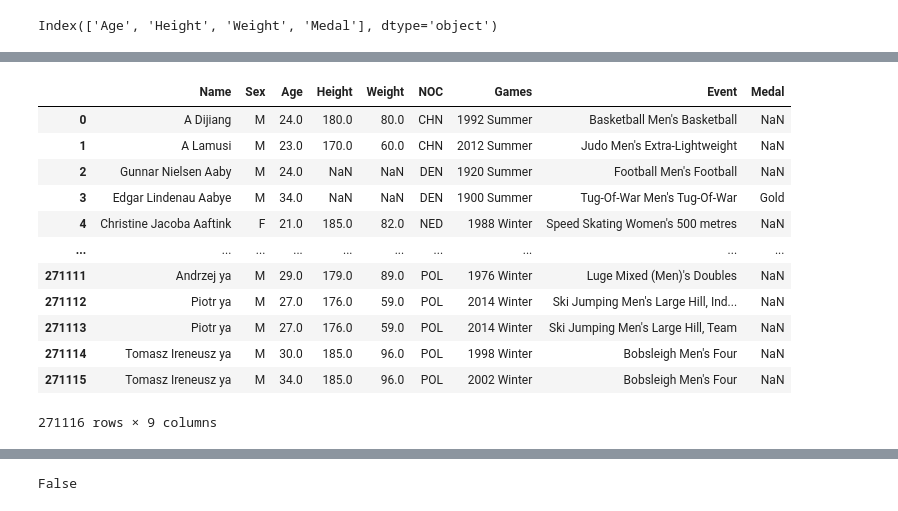
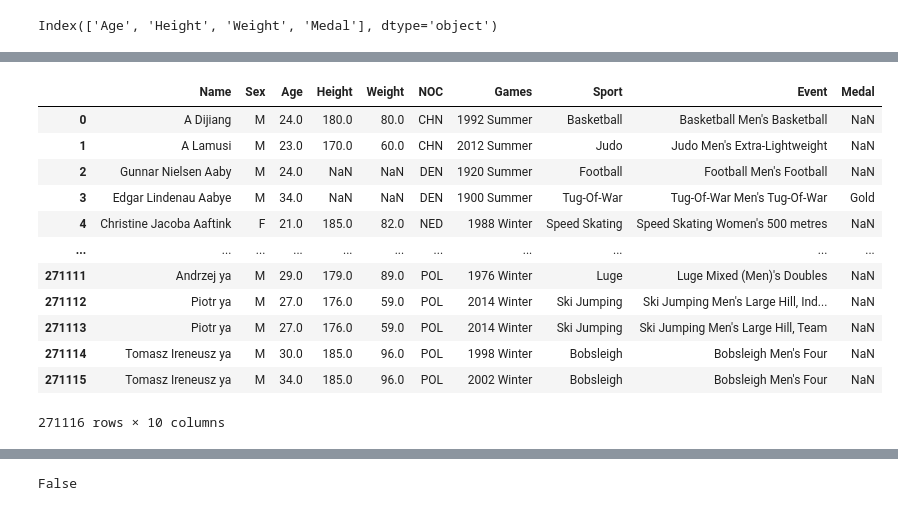
Before and after one commit to MartaAmoresCastillejo/LAB3, a Jupyter notebook: LAB3PRAC1.ipynb, the cells around one changed output, grey strips where cells are left out. Cells and saved outputs as stored; diff of their text form; code cells hidden in the pictures.

```diff
--- a/LAB3PRAC1.ipynb
+++ b/LAB3PRAC1.ipynb
@@ -42,17 +69,17 @@ Index(['Age', 'Height', 'Weight', 'Medal'], dtype='object')
 # %%
-df = data.drop(['Team', 'Year', 'Season', 'City', 'Sport', 'ID'], axis=1)
+df = data.drop(['Team', 'Year', 'Season', 'City', 'ID'], axis=1)
 df
 # %% [output]
-|  | Name | Sex | Age | Height | Weight | NOC | Games | Event | Medal |
-| 0 | A Dijiang | M | 24.0 | 180.0 | 80.0 | CHN | 1992 Summer | Basketball Men's Basketball | NaN |
-| 1 | A Lamusi | M | 23.0 | 170.0 | 60.0 | CHN | 2012 Summer | Judo Men's Extra-Lightweight | NaN |
-| 2 | Gunnar Nielsen Aaby | M | 24.0 | NaN | NaN | DEN | 1920 Summer | Football Men's Football | NaN |
-| 3 | Edgar Lindenau Aabye | M | 34.0 | NaN | NaN | DEN | 1900 Summer | Tug-Of-War Men's Tug-Of-War | Gold |
-| 4 | Christine Jacoba Aaftink | F | 21.0 | 185.0 | 82.0 | NED | 1988 Winter | Speed Skating Women's 500 metres | NaN |
-| ... | ... | ... | ... | ... | ... | ... | ... | ... | ... |
-| 271111 | Andrzej ya | M | 29.0 | 179.0 | 89.0 | POL | 1976 Winter | Luge Mixed (Men)'s Doubles | NaN |
-| 271112 | Piotr ya | M | 27.0 | 176.0 | 59.0 | POL | 2014 Winter | Ski Jumping Men's Large Hill, Ind... | NaN |
-| 271113 | Piotr ya | M | 27.0 | 176.0 | 59.0 | POL | 2014 Winter | Ski Jumping Men's Large Hill, Team | NaN |
-| 271114 | Tomasz Ireneusz ya | M | 30.0 | 185.0 | 96.0 | POL | 1998 Winter | Bobsleigh Men's Four | NaN |
-| 271115 | Tomasz Ireneusz ya | M | 34.0 | 185.0 | 96.0 | POL | 2002 Winter | Bobsleigh Men's Four | NaN |
+|  | Name | Sex | Age | Height | Weight | NOC | Games | Sport | Event | Medal |
+| 0 | A Dijiang | M | 24.0 | 180.0 | 80.0 | CHN | 1992 Summer | Basketball | Basketball Men's Basketball | NaN |
+| 1 | A Lamusi | M | 23.0 | 170.0 | 60.0 | CHN | 2012 Summer | Judo | Judo Men's Extra-Lightweight | NaN |
+| 2 | Gunnar Nielsen Aaby | M | 24.0 | NaN | NaN | DEN | 1920 Summer | Football | Football Men's Football | NaN |
+| 3 | Edgar Lindenau Aabye | M | 34.0 | NaN | NaN | DEN | 1900 Summer | Tug-Of-War | Tug-Of-War Men's Tug-Of-War | Gold |
+| 4 | Christine Jacoba Aaftink | F | 21.0 | 185.0 | 82.0 | NED | 1988 Winter | Speed Skating | Speed Skating Women's 500 metres | NaN |
+| ... | ... | ... | ... | ... | ... | ... | ... | ... | ... | ... |
+| 271111 | Andrzej ya | M | 29.0 | 179.0 | 89.0 | POL | 1976 Winter | Luge | Luge Mixed (Men)'s Doubles | NaN |
+| 271112 | Piotr ya | M | 27.0 | 176.0 | 59.0 | POL | 2014 Winter | Ski Jumping | Ski Jumping Men's Large Hill, Ind... | NaN |
+| 271113 | Piotr ya | M | 27.0 | 176.0 | 59.0 | POL | 2014 Winter | Ski Jumping | Ski Jumping Men's Large Hill, Team | NaN |
+| 271114 | Tomasz Ireneusz ya | M | 30.0 | 185.0 | 96.0 | POL | 1998 Winter | Bobsleigh | Bobsleigh Men's Four | NaN |
+| 271115 | Tomasz Ireneusz ya | M | 34.0 | 185.0 | 96.0 | POL | 2002 Winter | Bobsleigh | Bobsleigh Men's Four | NaN |
-271116 rows × 9 columns
+271116 rows × 10 columns
```
Also changed, not shown: parts of 82 cells of this notebook.
